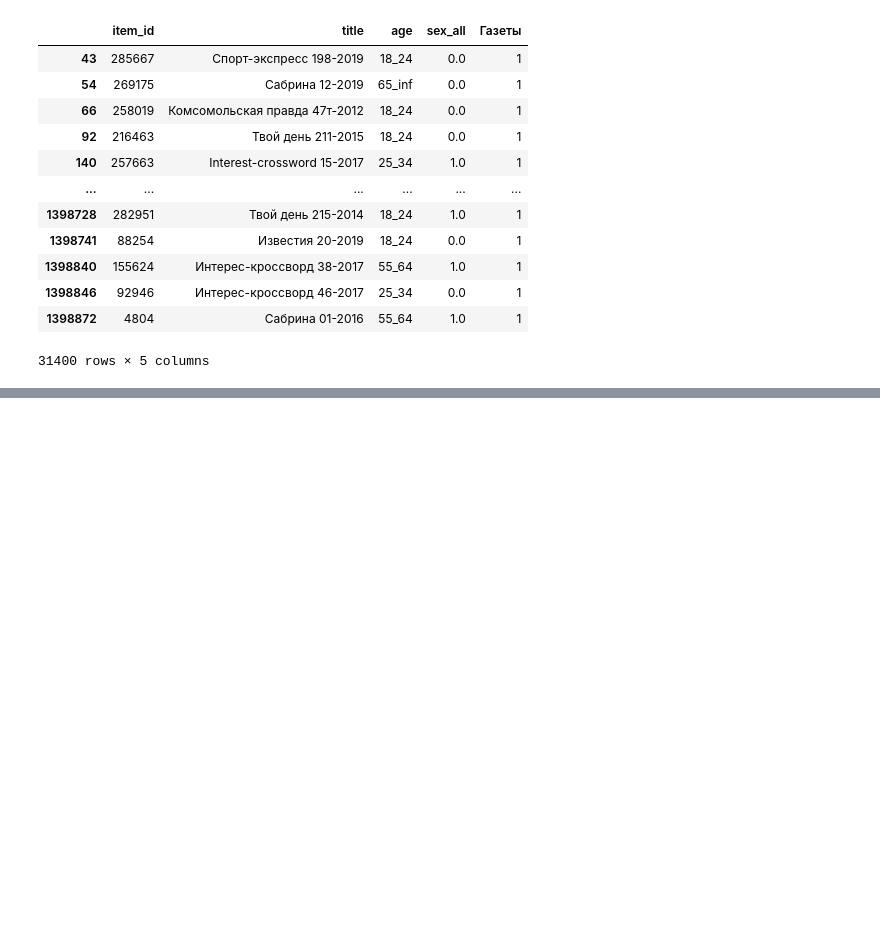
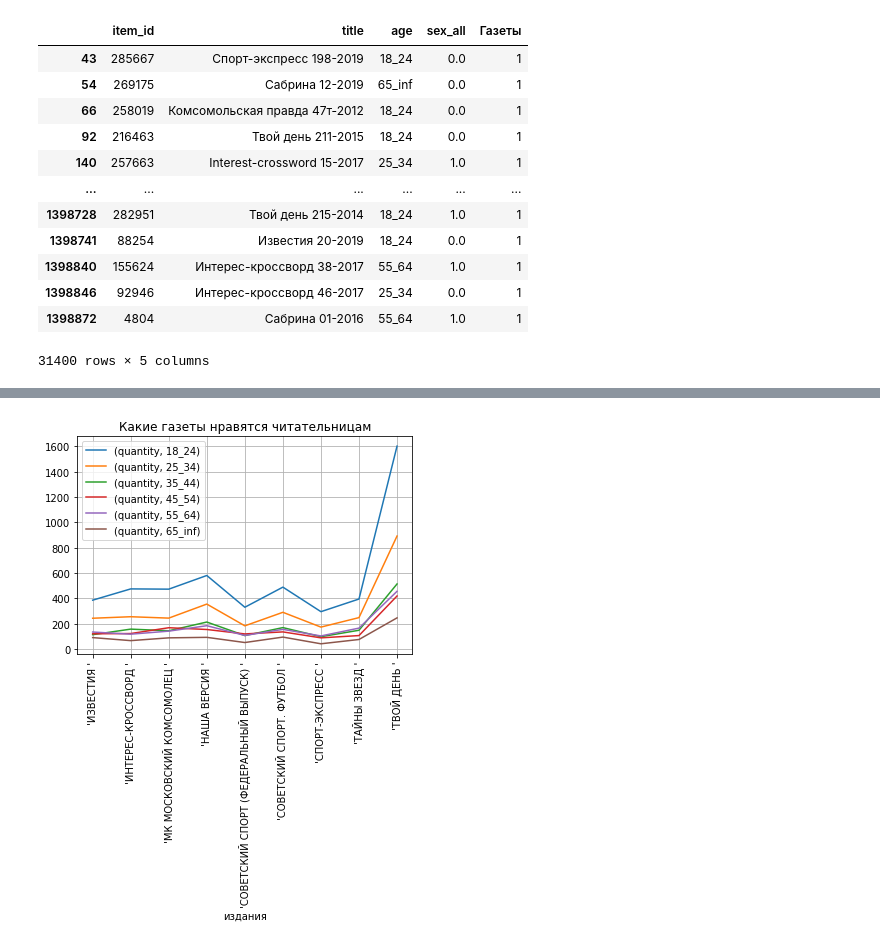
Before and after one commit to OlgaTer/diploma, a Jupyter notebook: diploma.ipynb, the cells around one changed output, grey strips where cells are left out. Drawn from its saved outputs; the diff is of its cells as text; code cells hidden in the pictures; blank space fills up the shorter version.

Commit message:
Added newspaper and journal first step

```diff
--- a/diploma.ipynb
+++ b/diploma.ipynb
@@ -3054,0 +3161,7 @@ re.findall(pattern, name)
+# %%
+# преобразуем строки-списки в обычные строки и запишем названия большими буквами
+# (для унификации значений)
+
+df_data_all_newspaper.update(df_data_all_newspaper['издания'].astype(str).str.replace('\[|\]',''))
+df_data_all_newspaper['издания'] = df_data_all_newspaper['издания'].str.upper()
+df_data_all_newspaper.head(3)
@@ -3054,0 +3205,10 @@ re.findall(pattern, name)
+# %%
+# составим список газет, которые прочитали больше 1000 раз (9 изданий)
+
+news_1000 = ["'ТВОЙ ДЕНЬ '","'НАША ВЕРСИЯ '","'СОВЕТСКИЙ СПОРТ. ФУТБОЛ '","'ИНТЕРЕС-КРОССВОРД '","'МК МОСКОВСКИЙ КОМСОМОЛЕЦ '","'ТАЙНЫ ЗВЕЗД '","'ИЗВЕСТИЯ '","'СОВЕТСКИЙ СПОРТ (ФЕДЕРАЛЬНЫЙ ВЫПУСК) '","'СПОРТ-ЭКСПРЕСС '"]
+# %%
+# выделим в отдельный датафрейм данные по самым читаемым газетам и читателям-женщинам
+
+paper_group_women = df_data_all_newspaper\
+        .loc[(df_data_all_newspaper['издания'].isin(news_1000)) & (df_data_all_newspaper['sex_all']==0)]
+paper_group_women
@@ -3054,0 +3229,6 @@ re.findall(pattern, name)
+# %%
+# сгруппируем значения по возрасту
+
+paper_women_1000 = paper_group_women.groupby(['издания','age'])\
+                    .count().rename(columns={'Газеты': 'quantity'})[['quantity']]
+paper_women_1000
@@ -3054,0 +3254,9 @@ re.findall(pattern, name)
+# %%
+# построим график
+
+paper_women_1000.unstack('age').plot(rot=90)
+plt.title('Какие газеты нравятся читательницам')
+plt.legend()
+plt.grid()
+# %% [output]
+[figure, added]
```
Also changed, not shown: parts of 39 cells of this notebook.
